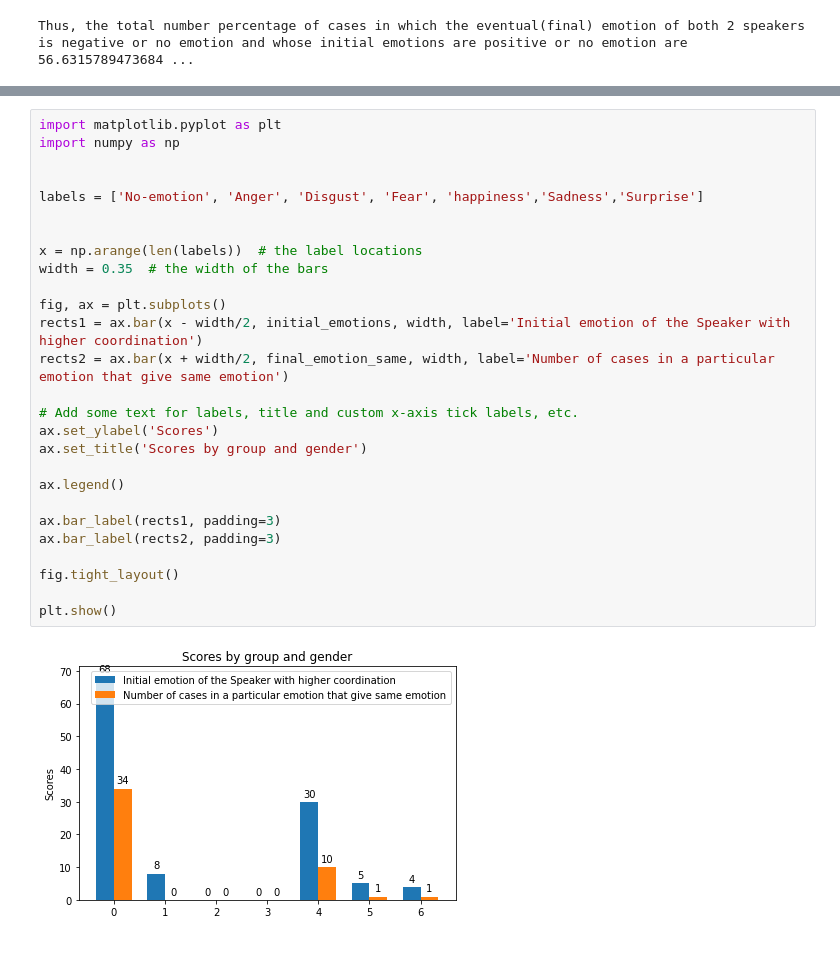
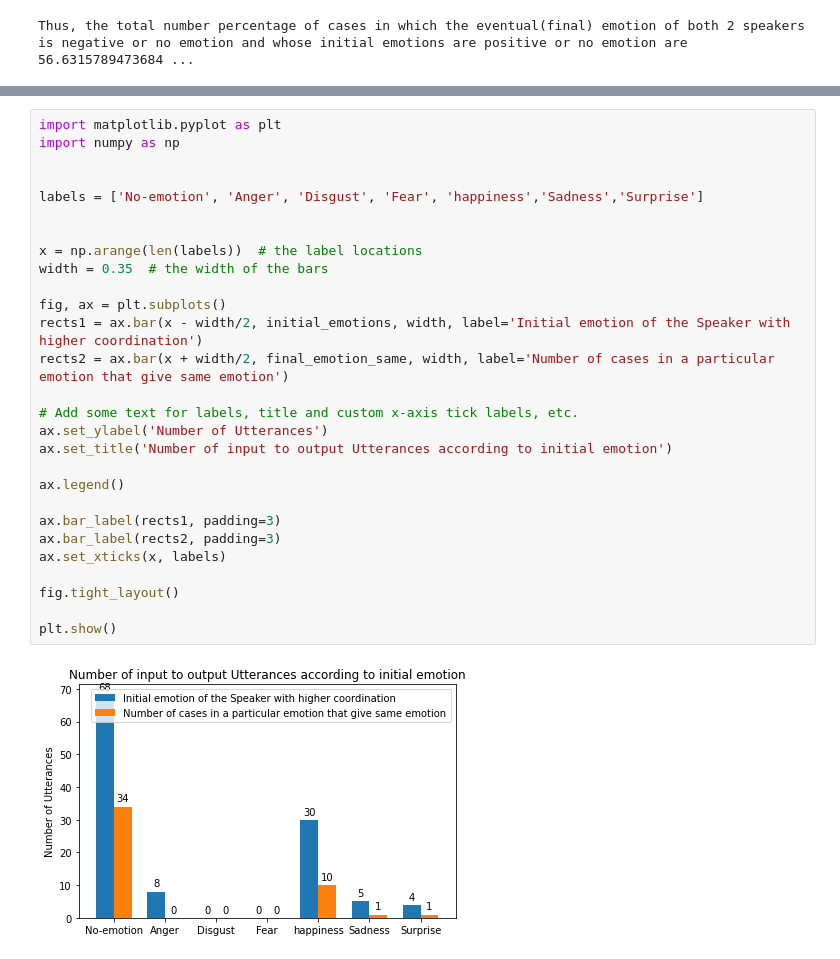
Before and after one commit to VinayakG2002/Coordination, a Jupyter notebook: convokit.ipynb, the cells around one changed output, grey strips where cells are left out. Cells and saved outputs as stored; diff of their text form.

```diff
--- a/convokit.ipynb
+++ b/convokit.ipynb
@@ -653,29 +625,30 @@ def make_chart(a_scores, b_scores, a_description, b_description, a_color="b", b_
 # %%
 import matplotlib.pyplot as plt
 import numpy as np
 
 
 labels = ['No-emotion', 'Anger', 'Disgust', 'Fear', 'happiness','Sadness','Surprise']
 
 
 x = np.arange(len(labels))  # the label locations
 width = 0.35  # the width of the bars
 
 fig, ax = plt.subplots()
 rects1 = ax.bar(x - width/2, initial_emotions, width, label='Initial emotion of the Speaker with higher coordination')
 rects2 = ax.bar(x + width/2, final_emotion_same, width, label='Number of cases in a particular emotion that give same emotion')
 
 # Add some text for labels, title and custom x-axis tick labels, etc.
-ax.set_ylabel('Scores')
-ax.set_title('Scores by group and gender')
+ax.set_ylabel('Number of Utterances')
+ax.set_title('Number of input to output Utterances according to initial emotion')
 
 ax.legend()
 
 ax.bar_label(rects1, padding=3)
 ax.bar_label(rects2, padding=3)
+ax.set_xticks(x, labels)
 
 fig.tight_layout()
 
 plt.show()
 # %% [output]
-[figure, old version]
+[figure, new version]
```
Also changed, not shown: parts of 16 cells of this notebook.
